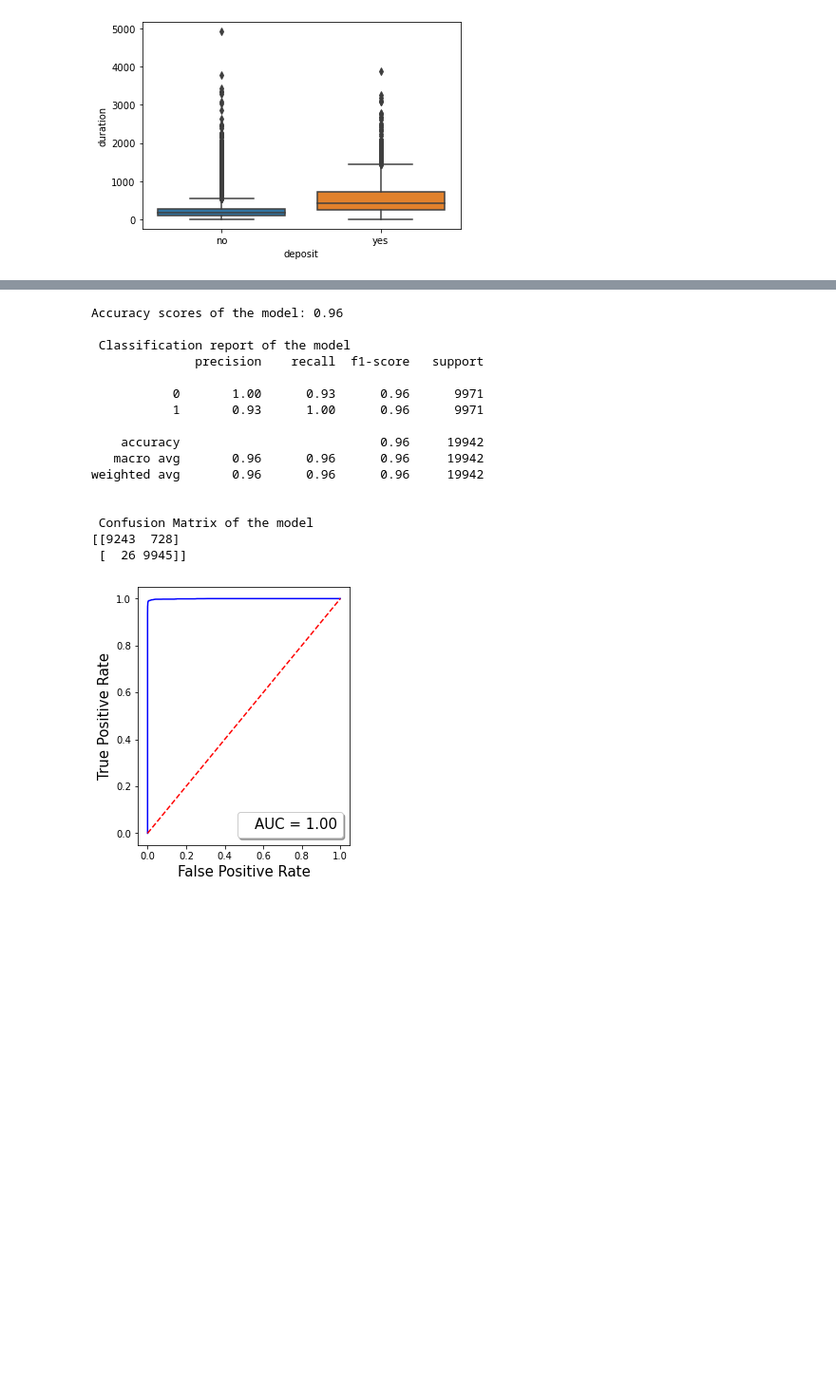
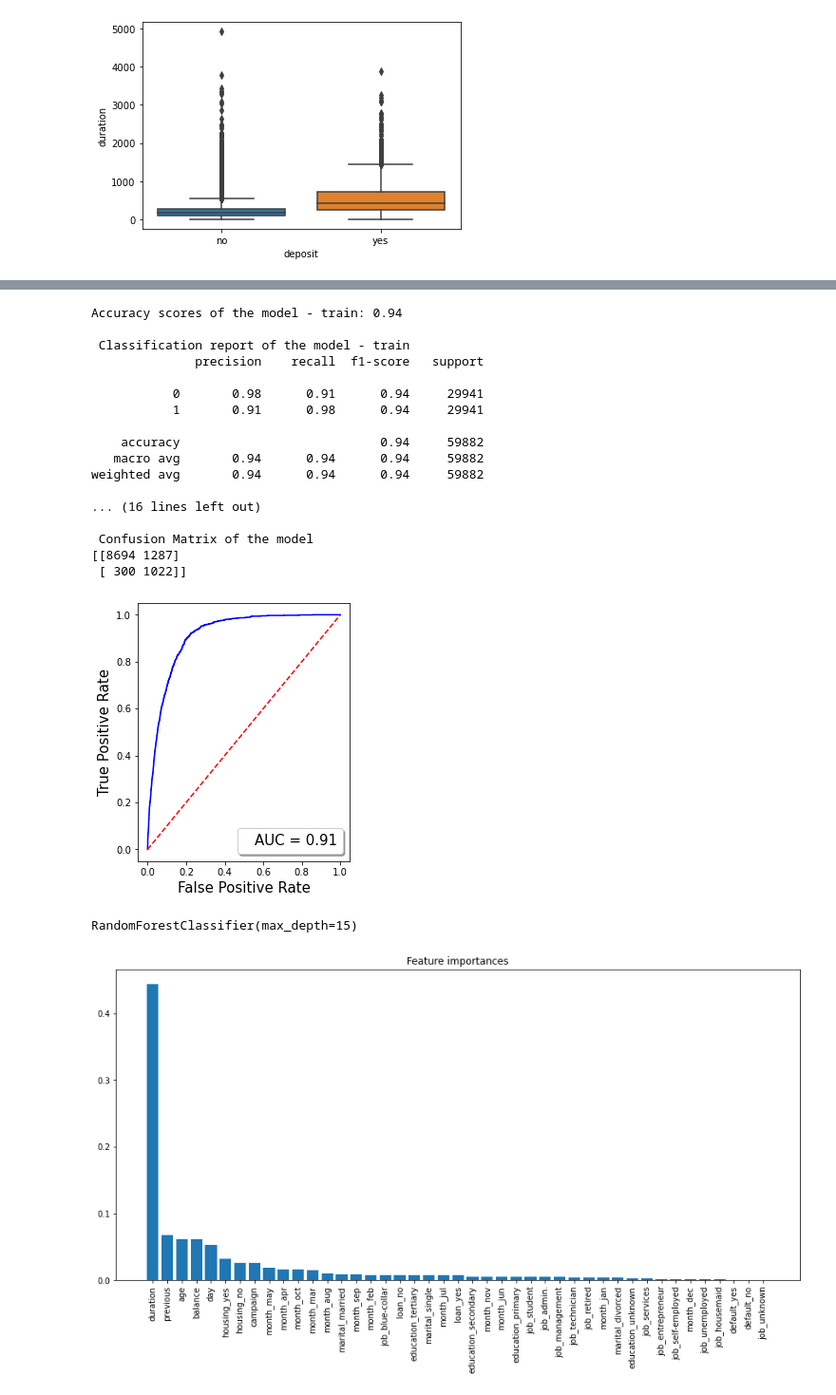
Before and after one commit to RamyaKaruturi97/Bank_Marketing_Analysis, a Jupyter notebook: Bank_Marketing_Analysis.ipynb, the cells around one changed output, grey strips where cells are left out. Shown at 95% size. Cells and saved outputs as stored; diff of their text form; code cells hidden in the pictures; blank space fills up the shorter version.

```diff
--- a/Bank_Marketing_Analysis.ipynb
+++ b/Bank_Marketing_Analysis.ipynb
@@ -290,5 +310,5 @@ sns.heatmap(cor_mat,annot=True)
 # %%
-df1 = df1.drop(columns = ["pdays", "poutcome"])
+df1 = df1.drop(columns = ["pdays", "poutcome", "contact"])
 # %%
 X=df1.loc[:, df1.columns != 'deposit']
 y=df1['deposit']
@@ -302,9 +322,10 @@ num_cols = X.select_dtypes(include=['float64', 'int64']).columns
 X[num_cols] = scaler.fit_transform(X[num_cols])
 # %%
 from imblearn.over_sampling import RandomOverSampler
+from sklearn.model_selection import train_test_split
 sampler = RandomOverSampler(random_state=42)
-
-X_sampled, y_sampled = sampler.fit_resample(X, y)
+X_train, X_test, y_train, y_test = train_test_split(X, y, test_size=0.25, random_state=42, stratify=y)
+X_sampled, y_sampled = sampler.fit_resample(X_train, y_train)
 pd.Series(y_sampled).value_counts().to_frame()
 # %% [output]
 |  | deposit |
@@ -313,14 +334,14 @@ pd.Series(y_sampled).value_counts().to_frame()
 # %%
-from sklearn.decomposition import PCA
-pca = PCA(n_components = 10)
-pca.fit(X_sampled)
-X = pca.transform(X_sampled)
+# from sklearn.decomposition import PCA
+# pca = PCA(n_components = 10)
+# pca.fit(X_sampled)
+# X = pca.transform(X_sampled)
 
-print(X_sampled.shape)
-print(y_sampled.shape)
-print(X.shape)
+# print(X_sampled.shape)
+# print(y_sampled.shape)
+# print(X.shape)
 
-df_y = pd.DataFrame(data = y_sampled, columns = ['deposit'])
+# df_y = pd.DataFrame(data = y_sampled, columns = ['deposit'])
 
-df_X = pd.DataFrame(data = X, columns = ['PC_1', 'PC_2','PC_3', 'PC_4','PC_5','PC_6', 'PC_7','PC_8', 'PC_9','PC_10'])
-df_X
+# df_X = pd.DataFrame(data = X, columns = ['PC_1', 'PC_2','PC_3', 'PC_4','PC_5','PC_6', 'PC_7','PC_8', 'PC_9','PC_10'])
+# df_X
@@ -349,5 +353,6 @@ from sklearn.metrics import accuracy_score, confusion_matrix, precision_score, r
 # %%
 from sklearn import preprocessing
 le=preprocessing.LabelEncoder()
-df_y['deposit'] = le.fit_transform(df_y['deposit'])
+y_sampled = le.fit_transform(y_sampled)
+y_test_sampled = le.fit_transform(y_test)
 # %%
@@ -447,24 +469,27 @@ ValueError: X must be a NumPy array. Found <class 'pandas.core.frame.DataFrame'>
 # %%
 from sklearn.ensemble import RandomForestClassifier
-rf = RandomForestClassifier()
-model_classifier(rf, df_X, df_y)
+rf = RandomForestClassifier(max_depth = 15)
+model_classifier(rf, X_sampled, y_sampled,X_test,y_test_sampled)
 # %% [output]
-Accuracy scores of the model: 0.96
+Accuracy scores of the model - train: 0.94
 
- Classification report of the model
+ Classification report of the model - train
               precision    recall  f1-score   support
 
-           0       1.00      0.93      0.96      9971
-           1       0.93      1.00      0.96      9971
+           0       0.98      0.91      0.94     29941
+           1       0.91      0.98      0.94     29941
 
-    accuracy                           0.96     19942
-   macro avg       0.96      0.96      0.96     19942
-weighted avg       0.96      0.96      0.96     19942
+    accuracy                           0.94     59882
+   macro avg       0.94      0.94      0.94     59882
+weighted avg       0.94      0.94      0.94     59882
 
+... (16 lines left out)
 
  Confusion Matrix of the model
-[[9243  728]
- [  26 9945]]
+[[8694 1287]
+ [ 300 1022]]
-[figure, old version]
+[figure, new version]
+RandomForestClassifier(max_depth=15)
+[figure, added]
 # %%
 from sklearn.ensemble import AdaBoostClassifier
```
Also changed, not shown: parts of 29 cells of this notebook.
